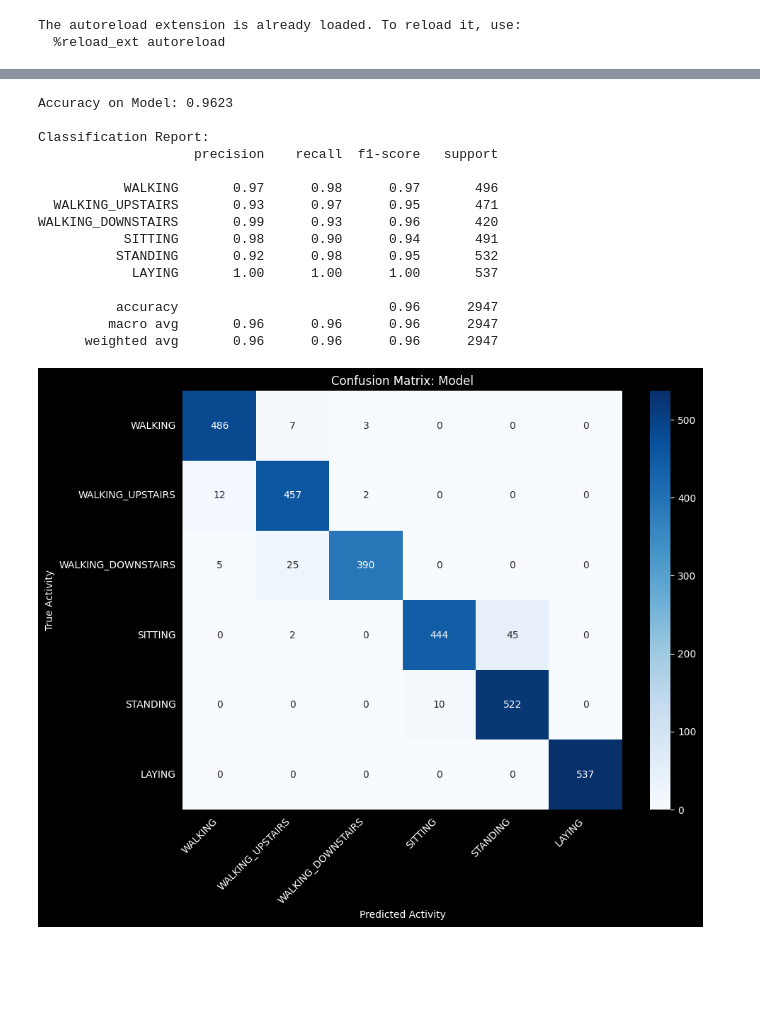
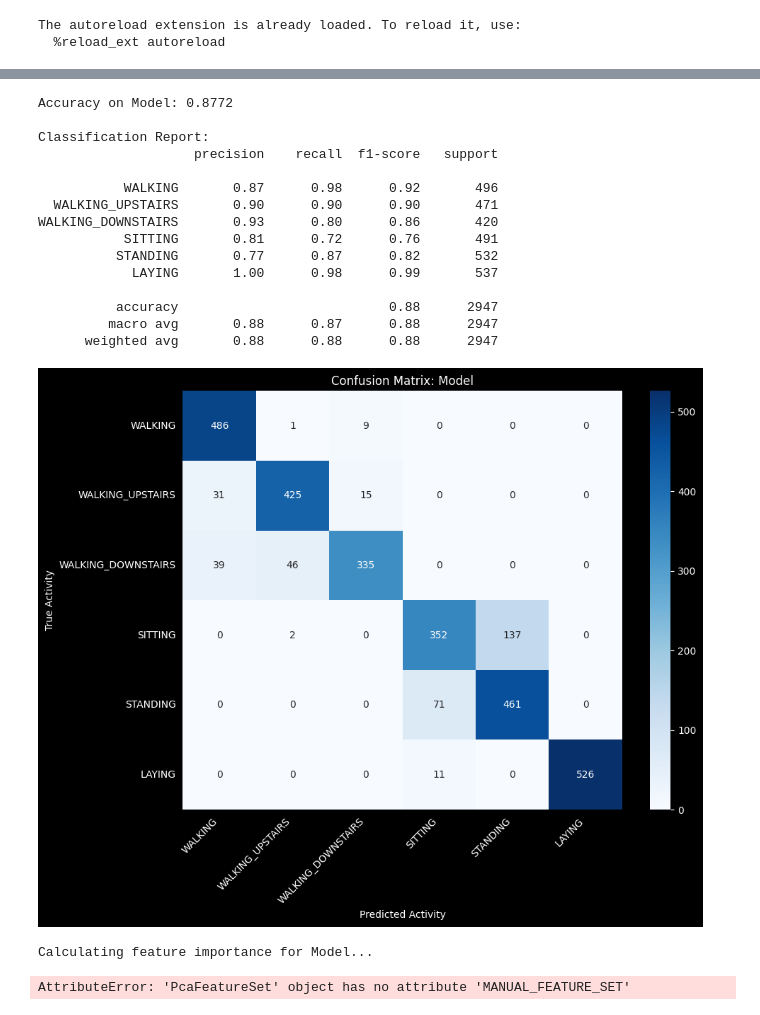
Before and after one commit to EduardDumitrescul/unsupervised-activity-clustering, a Jupyter notebook: svm.ipynb, the cells around one changed output, grey strips where cells are left out. Cells and saved outputs as stored; diff of their text form; code cells hidden in the pictures; blank space fills up the shorter version.

```diff
--- a/svm.ipynb
+++ b/svm.ipynb
@@ -14,6 +14,11 @@ The autoreload extension is already loaded. To reload it, use:
   %reload_ext autoreload
 # %%
 dataset = UciHarDataset()
+full_features = FullFeatureSet(dataset)
+manual_features = ManuallySelectedFeatureSet(dataset)
+pca_features_80 = PcaFeatureSet(dataset, n_components=10)
+pca_features_90 = PcaFeatureSet(dataset, n_components=34)
+pca_features_95 = PcaFeatureSet(dataset, n_components=67)
 # %% [output]
 Loaded activity labels from data/UCI-HAR Dataset//activity_labels.txt
 {1: 'WALKING', 2: 'WALKING_UPSTAIRS', 3: 'WALKING_DOWNSTAIRS', 4: 'SITTING', 5: 'STANDING', 6: 'LAYING'}
@@ -73,26 +58,27 @@ Passing `palette` without assigning `hue` is deprecated and will be removed in v
 # %%
-pca_features = PcaFeatureSet(dataset, n_components=None)
-svm = SVC(kernel='rbf', C=10.0, gamma='scale')
+svm = SVC(kernel='rbf', C=1.0, gamma='scale')
 
-pca_svm_runner = ModelRunner(dataset, feature_set=pca_features, model=svm)
-pca_svm_runner.run()
+runner = SvmRunner(dataset, feature_set=pca_features_80, model=svm)
+runner.run()
 
-pca_svm_runner.plot_confusion_matrix()
-# pca_svm_runner.plot_feature_importance()
+runner.plot_confusion_matrix(filename="fig/svm_pca80_cm.svg")
+runner.plot_feature_importance(filename="fig/svm_pca80_feature_importance.svg")
 # %% [output]
-Accuracy on Model: 0.9623
+Accuracy on Model: 0.8772
 
 Classification Report:
                     precision    recall  f1-score   support
 
-           WALKING       0.97      0.98      0.97       496
-  WALKING_UPSTAIRS       0.93      0.97      0.95       471
-WALKING_DOWNSTAIRS       0.99      0.93      0.96       420
-           SITTING       0.98      0.90      0.94       491
-          STANDING       0.92      0.98      0.95       532
-            LAYING       1.00      1.00      1.00       537
+           WALKING       0.87      0.98      0.92       496
+  WALKING_UPSTAIRS       0.90      0.90      0.90       471
+WALKING_DOWNSTAIRS       0.93      0.80      0.86       420
+           SITTING       0.81      0.72      0.76       491
+          STANDING       0.77      0.87      0.82       532
+            LAYING       1.00      0.98      0.99       537
 
-          accuracy                           0.96      2947
-         macro avg       0.96      0.96      0.96      2947
-      weighted avg       0.96      0.96      0.96      2947
+          accuracy                           0.88      2947
+         macro avg       0.88      0.87      0.88      2947
+      weighted avg       0.88      0.88      0.88      2947
-[figure, old version]
+[figure, new version]
+Calculating feature importance for Model...
+AttributeError: 'PcaFeatureSet' object has no attribute 'MANUAL_FEATURE_SET'
```
Also changed, not shown: parts of 4 cells of this notebook, 17 other files.
